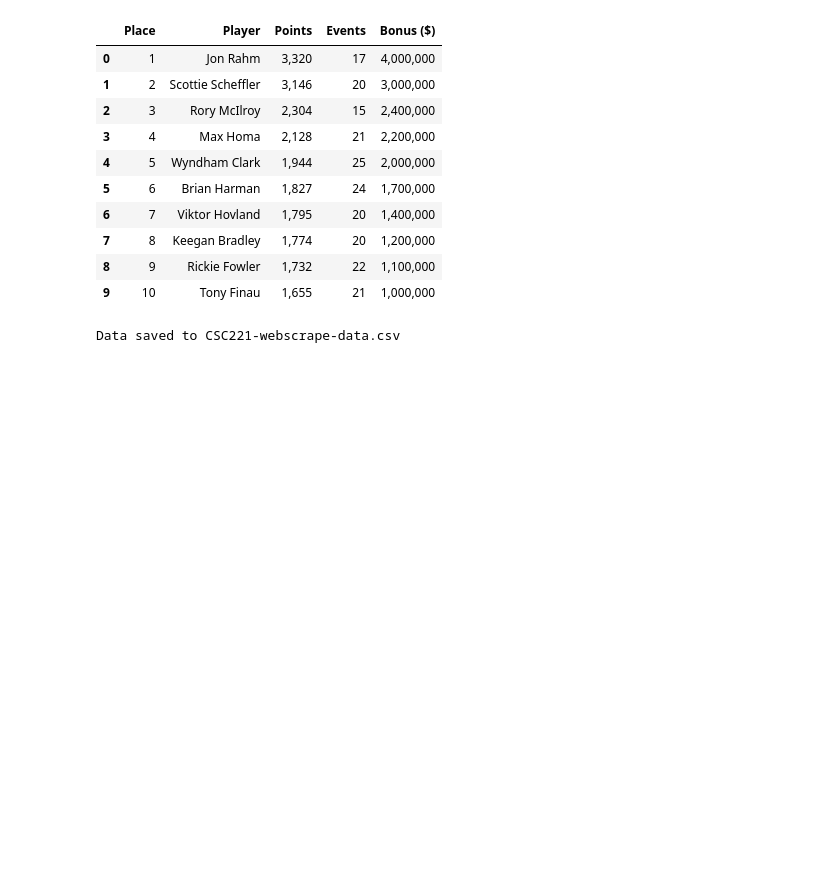
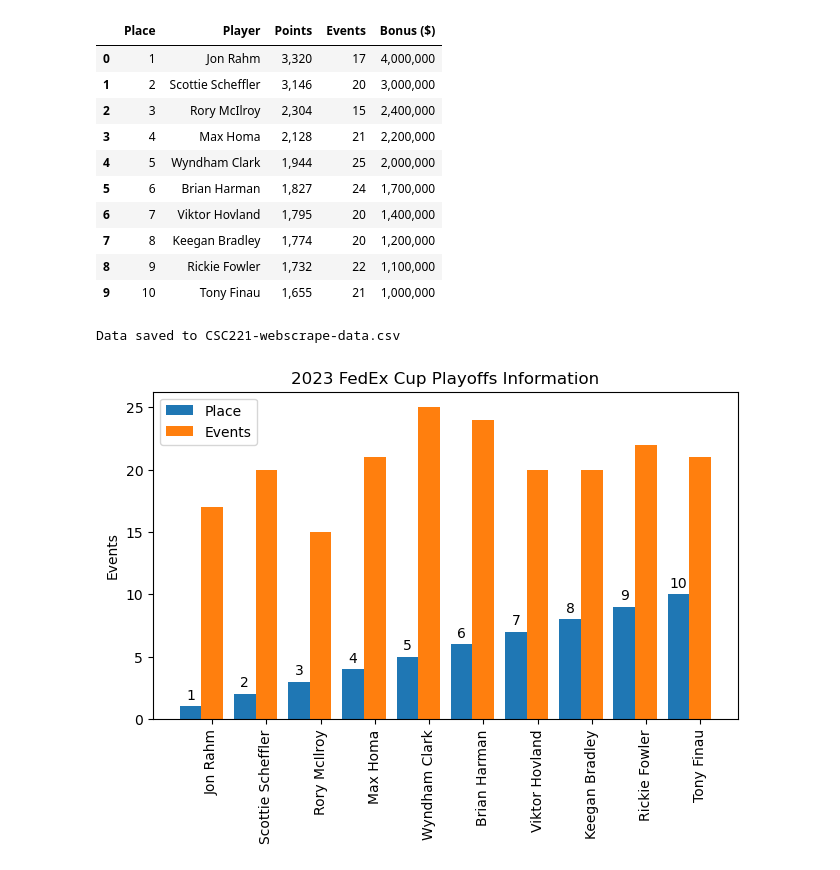
Before and after one commit to jaammons/CSC221jaammonsGroupProject, a Jupyter notebook: CSC221-jaammons-GroupProject.ipynb, the cells around one changed output. Cells and saved outputs as stored; diff of their text form; code cells hidden in the pictures; blank space fills up the shorter version.

Commit message:
Add files via upload
Updated Jupyter Notebook with graph code

```diff
--- a/CSC221-jaammons-GroupProject.ipynb
+++ b/CSC221-jaammons-GroupProject.ipynb
@@ -45,3 +45,30 @@ print(f"Data saved to {csv_filename}")
 | 8 | 9 | Rickie Fowler | 1,732 | 22 | 1,100,000 |
 | 9 | 10 | Tony Finau | 1,655 | 21 | 1,000,000 |
 Data saved to CSC221-webscrape-data.csv
+# %%
+import matplotlib.pyplot as plt
+import numpy as np
+df['Events'] = pd.to_numeric(df['Events'])
+df['Place'] = pd.to_numeric(df['Place'])
+
+x = np.arange(len(df['Player']))
+width = 0.4
+multiplier = 0
+
+fig, ax = plt.subplots(layout='constrained')
+
+for col, val in df[['Place', 'Events']].items():
+    offset = width * multiplier
+    rects = ax.bar(x + offset, val, width, label=col)
+    if col != 'Events':
+        ax.bar_label(rects, padding=3)
+    multiplier += 1
+
+ax.set_ylabel('Events')
+ax.set_title('2023 FedEx Cup Playoffs Information')
+ax.set_xticks(x + width, df['Player'])
+ax.set_xticklabels(df['Player'], rotation=90)
+ax.legend()
+plt.show()
+# %% [output]
+[figure, added]
```
